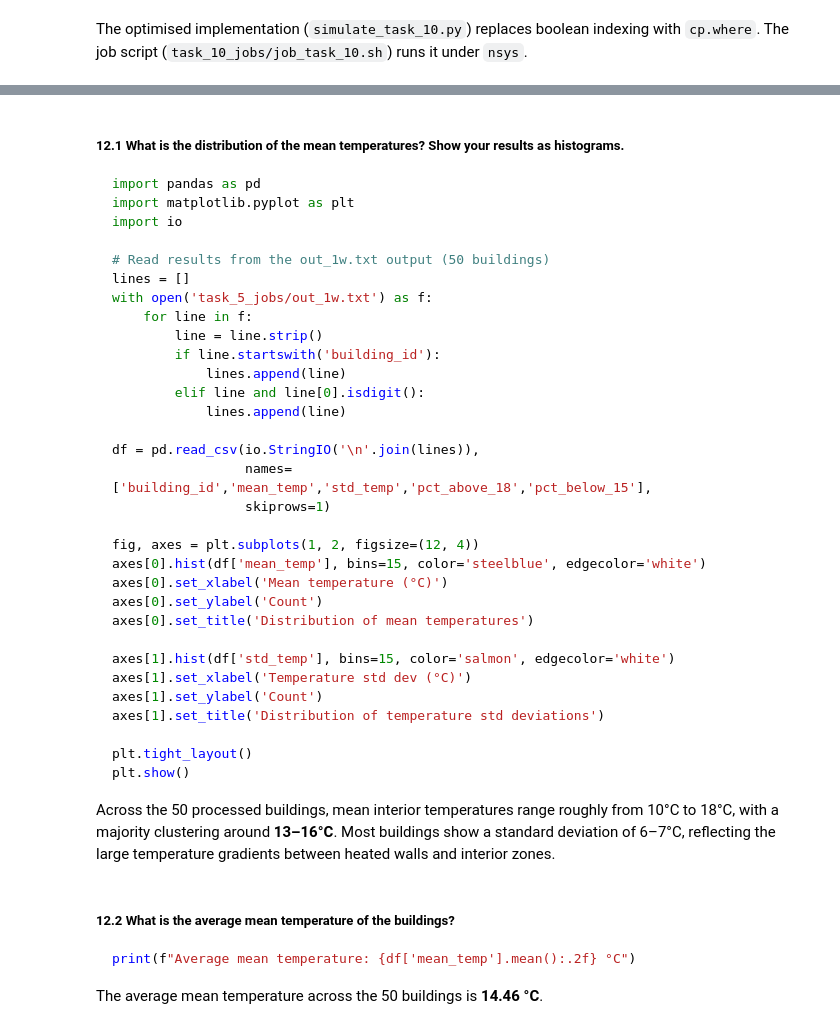
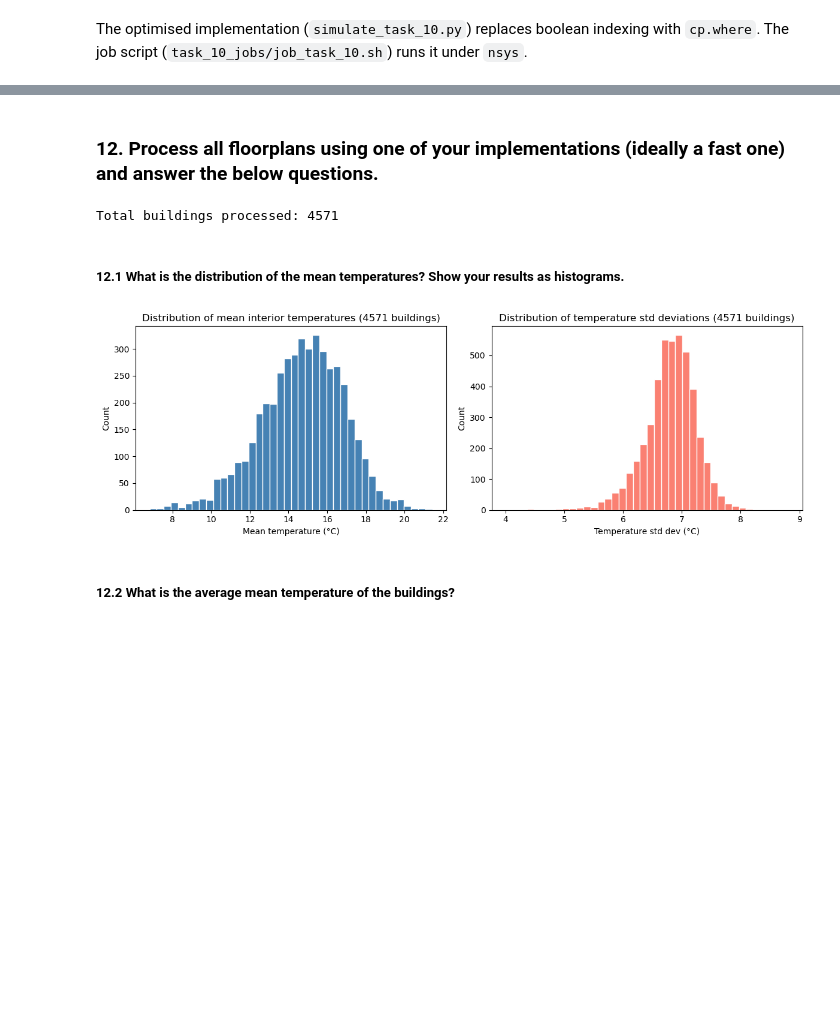
Before and after one commit to Lucialululu/02613_wall_heating_project, a Jupyter notebook: mini_project_new.ipynb, the cells around one changed output, grey strips where cells are left out. Cells and saved outputs as stored; diff of their text form; code cells hidden in the pictures; blank space fills up the shorter version.

````diff
--- a/mini_project_new.ipynb
+++ b/mini_project_new.ipynb
@@ -1424,48 +1442,35 @@ For a production run of all 4571 buildings one would submit the same script with
-# %% [markdown]
-##### **12.1 What is the distribution of the mean temperatures? Show your results as histograms.**
-
-```python
-import pandas as pd
-import matplotlib.pyplot as plt
-import io
-
-# Read results from the out_1w.txt output (50 buildings)
-lines = []
-with open('task_5_jobs/out_1w.txt') as f:
-    for line in f:
-        line = line.strip()
-        if line.startswith('building_id'):
-            lines.append(line)
-        elif line and line[0].isdigit():
-            lines.append(line)
-
-df = pd.read_csv(io.StringIO('\n'.join(lines)),
-                 names=['building_id','mean_temp','std_temp','pct_above_18','pct_below_15'],
-                 skiprows=1)
-
-fig, axes = plt.subplots(1, 2, figsize=(12, 4))
-axes[0].hist(df['mean_temp'], bins=15, color='steelblue', edgecolor='white')
-axes[0].set_xlabel('Mean temperature (°C)')
-axes[0].set_ylabel('Count')
-axes[0].set_title('Distribution of mean temperatures')
-
-axes[1].hist(df['std_temp'], bins=15, color='salmon', edgecolor='white')
-axes[1].set_xlabel('Temperature std dev (°C)')
-axes[1].set_ylabel('Count')
-axes[1].set_title('Distribution of temperature std deviations')
-
-plt.tight_layout()
-plt.show()
-```
-
-Across the 50 processed buildings, mean interior temperatures range roughly from 10°C to 18°C,
-with a majority clustering around **13–16°C**. Most buildings show a standard deviation of 6–7°C,
-reflecting the large temperature gradients between heated walls and interior zones.
+# %% [markdown]
+### **12. Process all floorplans using one of your implementations (ideally a fast one) and answer the below questions.**
+# %%
+import pandas as pd
+import matplotlib.pyplot as plt
+
+df = pd.read_csv('final_results_task12.csv',
+                 names=['building_id','mean_temp','std_temp','pct_above_18','pct_below_15'],
+                 skiprows=1)
+
+print(f"Total buildings processed: {len(df)}")
+# %% [output]
+Total buildings processed: 4571
+# %% [markdown]
+##### **12.1 What is the distribution of the mean temperatures? Show your results as histograms.**
+# %%
+fig, axes = plt.subplots(1, 2, figsize=(12, 4))
+
+axes[0].hist(df['mean_temp'], bins=40, color='steelblue', edgecolor='white')
+axes[0].set_xlabel('Mean temperature (°C)')
+axes[0].set_ylabel('Count')
+axes[0].set_title('Distribution of mean interior temperatures (4571 buildings)')
+
+axes[1].hist(df['std_temp'], bins=40, color='salmon', edgecolor='white')
+axes[1].set_xlabel('Temperature std dev (°C)')
+axes[1].set_ylabel('Count')
+axes[1].set_title('Distribution of temperature std deviations (4571 buildings)')
+
+plt.tight_layout()
+plt.savefig('hist_mean_temp.png', dpi=150, bbox_inches='tight')
+plt.show()
+# %% [output]
+[figure, added]
 # %% [markdown]
 ##### **12.2 What is the average mean temperature of the buildings?**
-
-```python
-print(f"Average mean temperature: {df['mean_temp'].mean():.2f} °C")
-```
-
-The average mean temperature across the 50 buildings is **14.46 °C**.
````
Also changed, not shown: parts of 76 cells of this notebook, 1 other file.
